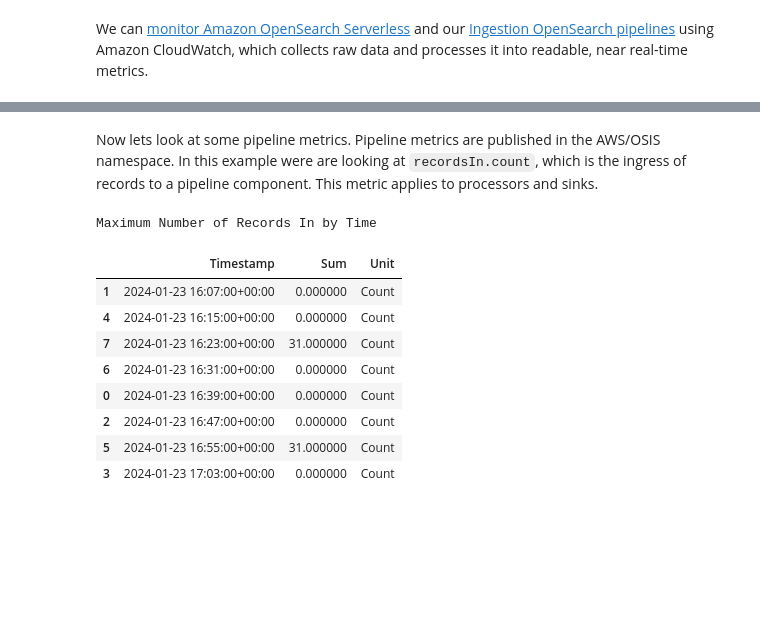
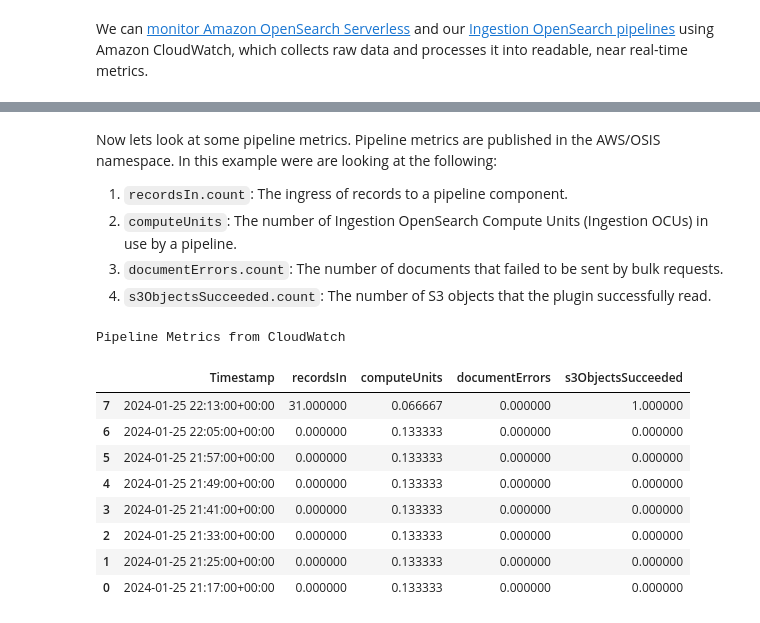
Before and after one commit to aws-samples/multimodal-rag-on-slide-decks, a Jupyter notebook: Blog1-TitanEmbeddings-LVM/notebooks/2_data_ingestion.ipynb, the cells around one changed output, grey strips where cells are left out. Cells and saved outputs as stored; diff of their text form; code cells hidden in the pictures; blank space fills up the shorter version.

```diff
--- a/Blog1-TitanEmbeddings-LVM/notebooks/2_data_ingestion.ipynb
+++ b/Blog1-TitanEmbeddings-LVM/notebooks/2_data_ingestion.ipynb
@@ -339,3 +375,7 @@ Maximum Number of Active Collections by Time
 # %% [markdown]
-Now lets look at some pipeline metrics. Pipeline metrics are published in the AWS/OSIS namespace. In this example were are looking at `recordsIn.count`, which is the ingress of records to a pipeline component. This metric applies to processors and sinks.
+Now lets look at some pipeline metrics. Pipeline metrics are published in the AWS/OSIS namespace. In this example were are looking at the following:
+1. `recordsIn.count`: The ingress of records to a pipeline component.
+2. `computeUnits`: The number of Ingestion OpenSearch Compute Units (Ingestion OCUs) in use by a pipeline.
+3. `documentErrors.count`: The number of documents that failed to be sent by bulk requests.
+4. `s3ObjectsSucceeded.count`: The number of S3 objects that the plugin successfully read.
 # %%
@@ -353,19 +393,3 @@ pipe_response = client.get_metric_statistics(
     Period=480,
     Statistics=['Sum']
 )
-# %%
-df = pd.json_normalize(pipe_response['Datapoints'])
-df['Timestamp'] = pd.to_datetime(df['Timestamp'])
-df = df.sort_values(by='Timestamp')
-df.style.set_table_attributes("style='display:inline'").set_caption('Maximum Number of Records In by Time')
-# %% [output]
-Maximum Number of Records In by Time
-|  | Timestamp | Sum | Unit |
-| 1 | 2024-01-23 16:07:00+00:00 | 0.000000 | Count |
-| 4 | 2024-01-23 16:15:00+00:00 | 0.000000 | Count |
-| 7 | 2024-01-23 16:23:00+00:00 | 31.000000 | Count |
-| 6 | 2024-01-23 16:31:00+00:00 | 0.000000 | Count |
-| 0 | 2024-01-23 16:39:00+00:00 | 0.000000 | Count |
-| 2 | 2024-01-23 16:47:00+00:00 | 0.000000 | Count |
-| 5 | 2024-01-23 16:55:00+00:00 | 31.000000 | Count |
-| 3 | 2024-01-23 17:03:00+00:00 | 0.000000 | Count |
@@ -371,0 +411,55 @@ Maximum Number of Records In by Time
+# %%
+documentErrors_response = client.get_metric_statistics(
+    Namespace='AWS/OSIS',
+    MetricName='s3-pipeline.opensearch.documentErrors.count',
+    Dimensions=[
+        {
+            'Name': 'PipelineName',
+            'Value': "multimodalpipeline"
+        }
+    ],
+    StartTime=start_time,
+    EndTime=now,
+    Period=480,
+    Statistics=['Maximum']
+)
+# %%
+s3ObjectsSucceeded_response = client.get_metric_statistics(
+    Namespace='AWS/OSIS',
+    MetricName='s3-pipeline.s3.s3ObjectsSucceeded.count',
+    Dimensions=[
+        {
+            'Name': 'PipelineName',
+            'Value': "multimodalpipeline"
+        }
+    ],
+    StartTime=start_time,
+    EndTime=now,
+    Period=480,
+    Statistics=['Sum']
+)
+# %%
+recordsIn_response = pd.json_normalize(recordsIn_response['Datapoints'])
+computeUnits_response = pd.json_normalize(computeUnits_response['Datapoints'])
+df1 = pd.merge_asof(recordsIn_response.sort_values('Timestamp'), computeUnits_response.sort_values('Timestamp'), on='Timestamp')
+# %%
+documentErrors_response = pd.json_normalize(documentErrors_response['Datapoints'])
+s3ObjectsSucceeded_response = pd.json_normalize(s3ObjectsSucceeded_response['Datapoints'])
+df2 = pd.merge_asof(documentErrors_response.sort_values('Timestamp'), s3ObjectsSucceeded_response.sort_values('Timestamp'), on='Timestamp')
+# %%
+dff= pd.merge_asof(df1, df2, on='Timestamp')
+dff= dff.drop(columns=['Unit_x_x', 'Unit_y_x', 'Unit_x_y', 'Unit_y_y'])
+dff = dff.sort_values(by='Timestamp', ascending=False)
+dff.rename(columns={"Sum_x": "recordsIn", "Sum_y": "computeUnits", "Maximum": "documentErrors", "Sum": "s3ObjectsSucceeded"} , inplace=True)
+dff.style.set_table_attributes("style='display:inline'").set_caption('Pipeline Metrics from CloudWatch')
+# %% [output]
+Pipeline Metrics from CloudWatch
+|  | Timestamp | recordsIn | computeUnits | documentErrors | s3ObjectsSucceeded |
+| 7 | 2024-01-25 22:13:00+00:00 | 31.000000 | 0.066667 | 0.000000 | 1.000000 |
+| 6 | 2024-01-25 22:05:00+00:00 | 0.000000 | 0.133333 | 0.000000 | 0.000000 |
+| 5 | 2024-01-25 21:57:00+00:00 | 0.000000 | 0.133333 | 0.000000 | 0.000000 |
+| 4 | 2024-01-25 21:49:00+00:00 | 0.000000 | 0.133333 | 0.000000 | 0.000000 |
+| 3 | 2024-01-25 21:41:00+00:00 | 0.000000 | 0.133333 | 0.000000 | 0.000000 |
+| 2 | 2024-01-25 21:33:00+00:00 | 0.000000 | 0.133333 | 0.000000 | 0.000000 |
+| 1 | 2024-01-25 21:25:00+00:00 | 0.000000 | 0.133333 | 0.000000 | 0.000000 |
+| 0 | 2024-01-25 21:17:00+00:00 | 0.000000 | 0.133333 | 0.000000 | 0.000000 |
```
Also changed, not shown: parts of 20 cells of this notebook.
